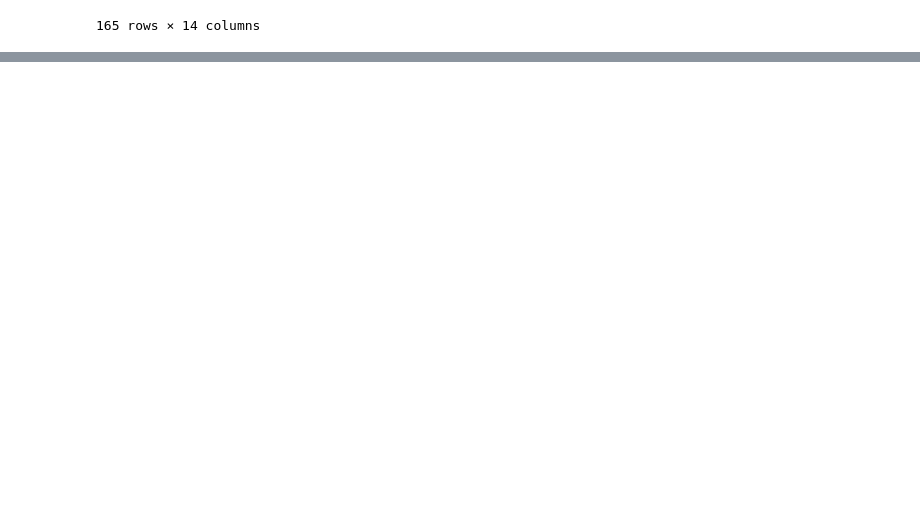
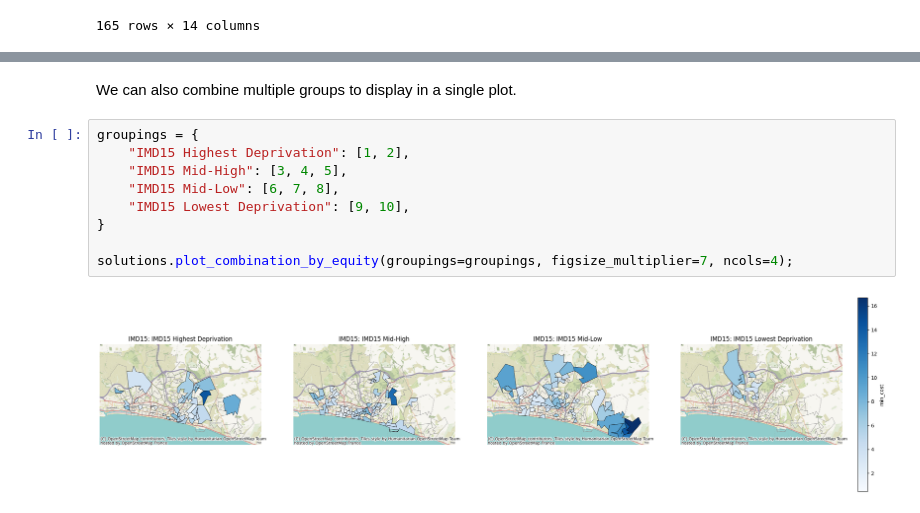
Before and after one commit to hsma-tools/lokigi, a Jupyter notebook: examples/location/equity/equity.ipynb, the cells around one changed output, grey strips where cells are left out. Saved outputs shown, nothing was run; the diff lists cells and outputs as text; blank space fills up the shorter version.

Commit message:
feat(plots:equity): allow multiple groups/deciles per subplot in equity maps

```diff
--- a/examples/location/equity/equity.ipynb
+++ b/examples/location/equity/equity.ipynb
@@ -237,0 +242,13 @@ solutions.plot_combination_by_equity();
+# %% [markdown]
+We can also combine multiple groups to display in a single plot.
+# %%
+groupings = {
+    "IMD15 Highest Deprivation": [1, 2],
+    "IMD15 Mid-High": [3, 4, 5],
+    "IMD15 Mid-Low": [6, 7, 8],
+    "IMD15 Lowest Deprivation": [9, 10],
+}
+
+solutions.plot_combination_by_equity(groupings=groupings, figsize_multiplier=7, ncols=4);
+# %% [output]
+[figure, added]
```
Also changed, not shown: parts of 13 cells of this notebook, 1 other file.
